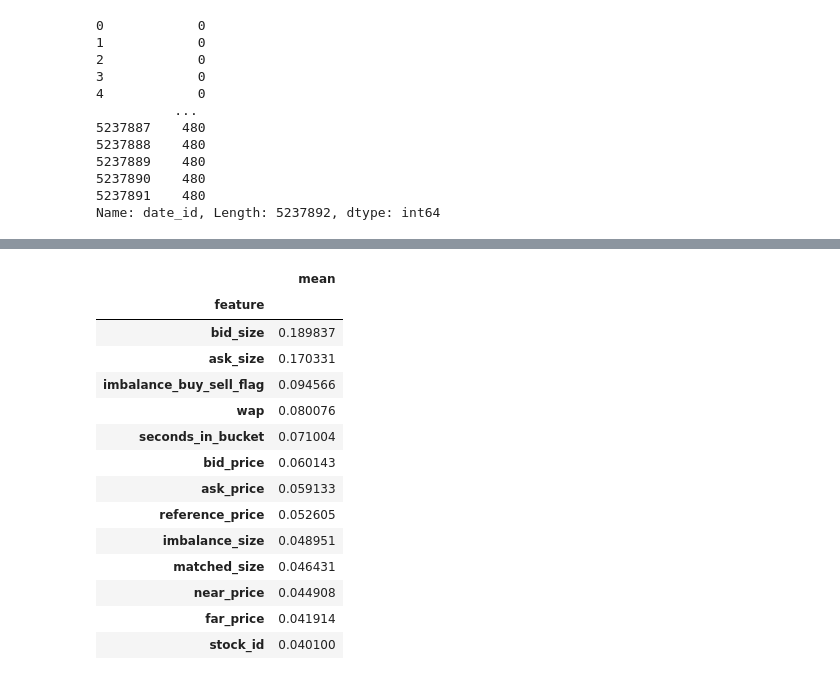
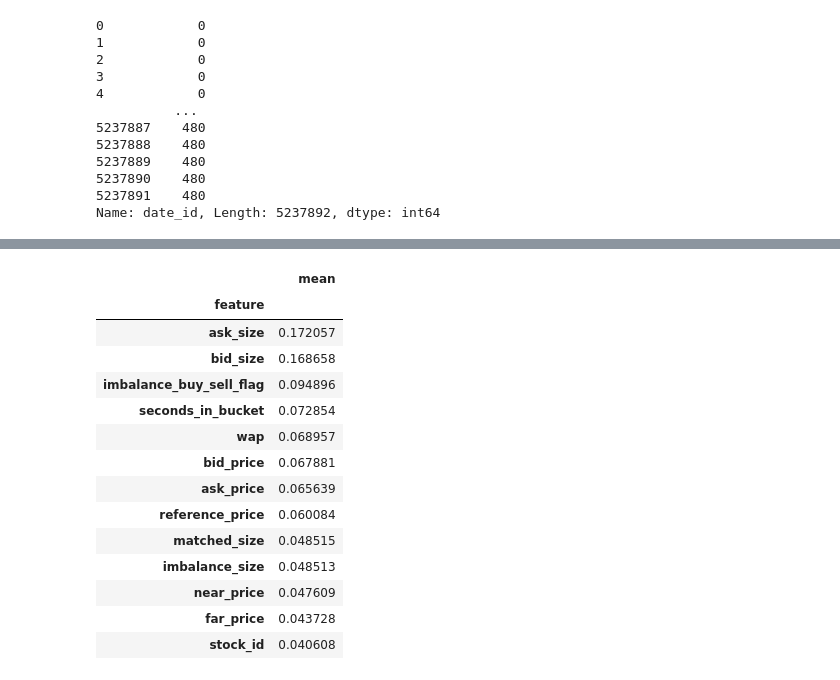
Before and after one commit to marcin-je/jupyter, a Jupyter notebook: quant/optiver-baseline-xgb.ipynb, the cells around one changed output, grey strips where cells are left out. Saved outputs shown, nothing was run; the diff lists cells and outputs as text; code cells hidden in the pictures.

```diff
--- a/quant/optiver-baseline-xgb.ipynb
+++ b/quant/optiver-baseline-xgb.ipynb
@@ -68,13 +80,20 @@ row_id                      0
 dtype: int64
 before drop dataset size: 5237980
 after drop dataset size: 5237892
-# %%
-X_train = train[features].copy(deep=True)
-y_train = train['target'].copy(deep=True)
-# %%
-X_train.fillna(0, inplace = True)
-y_train.fillna(0, inplace = True)
 # %%
+from sklearn.preprocessing import RobustScaler, QuantileTransformer
+
 X = train.to_pandas().drop(columns=['target'])  # Your features
+#X[cat_cols] = X[cat_cols].astype("category")
 y = train.to_pandas()['target']  # Your target variable
+
+num_cols = [feature for feature in features if feature not in cat_cols]
+print(len(num_cols))
+
+X[num_cols] = X[num_cols].astype('float32')
+
+
+robust_scaler = QuantileTransformer(output_distribution='normal')
+X[num_cols] = robust_scaler.fit_transform(X[num_cols])
+
 groups = train.to_pandas()['date_id'] # Extracting just the 'time_id' column for grouping
@@ -105,17 +126,20 @@ gkf = GroupKFold(n_splits=n_splits)
 
 best_iteration_xgb = []
 importance_dict = {}
-feature_importance_df = pd.DataFrame()
+feature_importance_df = pdx.DataFrame()
+
+models = []
 
 xgb_params = {
     #'booster': 'gbtree',
     'objective': 'reg:absoluteerror',
-    'tree_method': 'gpu_hist', #Change4
+    'tree_method': 'hist', #Change4
     'eval_metric':'mae',
     'learning_rate': 0.01,
+    'grow_policy': 'lossguide',
     #'alpha': 8,
     'max_depth': 6,
-    'n_estimators': 1000,
+    'n_estimators': 10000,
     'early_stopping_rounds': 90,
     #'subsample':0.8,
     #'colsample_bytree': 0.5,
@@ -123,22 +147,25 @@ xgb_params = {
 }
 
 # Perform the split
-for i, (train_index, test_index) in tqdm(enumerate(gkf.split(X, y, groups))):
+for i, (train_index, test_index) in enumerate(gkf.split(X, y, groups)):
+    print("==========={i}===========")
     X_train, X_test = X.iloc[train_index], X.iloc[test_index]
     y_train, y_test = y.iloc[train_index], y.iloc[test_index]
 
     # TRAIN MODEL
-    reg =  XGBRegressor(**xgb_params)
+    reg =  XGBRegressor( device="cuda" , **xgb_params)
+
     reg.fit(X_train[features], y_train.values,
             eval_set=[(X_test[features], y_test.values)],
-            verbose=10)
-    best_iteration_xgb.append(reg.best_ntree_limit)
+            verbose=200)
+    models.append(reg)
+    best_iteration_xgb.append(reg.best_iteration)
 
-    fold_importance_df = pd.DataFrame()
+    fold_importance_df = pdx.DataFrame()
     fold_importance_df["feature"] = features
     fold_importance_df["importance"] = reg.feature_importances_
     fold_importance_df["fold"] = i + 1
-    feature_importance_df = pd.concat([feature_importance_df, fold_importance_df], axis=0)
+    feature_importance_df = pdx.concat([feature_importance_df, fold_importance_df], axis=0)
 
 feature_importance_df = feature_importance_df.groupby(['feature'])['importance'].agg(['mean']).sort_values(by='mean', ascending=False)
 feature_importance_df
@@ -163,18 +190,18 @@ feature_importance_df
 |  | mean |
 | feature |  |
-| bid_size | 0.189837 |
-| ask_size | 0.170331 |
-| imbalance_buy_sell_flag | 0.094566 |
-| wap | 0.080076 |
-| seconds_in_bucket | 0.071004 |
-| bid_price | 0.060143 |
-| ask_price | 0.059133 |
-| reference_price | 0.052605 |
-| imbalance_size | 0.048951 |
-| matched_size | 0.046431 |
-| near_price | 0.044908 |
-| far_price | 0.041914 |
-| stock_id | 0.040100 |
+| ask_size | 0.172057 |
+| bid_size | 0.168658 |
+| imbalance_buy_sell_flag | 0.094896 |
+| seconds_in_bucket | 0.072854 |
+| wap | 0.068957 |
+| bid_price | 0.067881 |
+| ask_price | 0.065639 |
+| reference_price | 0.060084 |
+| matched_size | 0.048515 |
+| imbalance_size | 0.048513 |
+| near_price | 0.047609 |
+| far_price | 0.043728 |
+| stock_id | 0.040608 |
 # %%
 best_iteration_xgb
 # %% [output]
```
Also changed, not shown: parts of 13 cells of this notebook, 20 other files.
